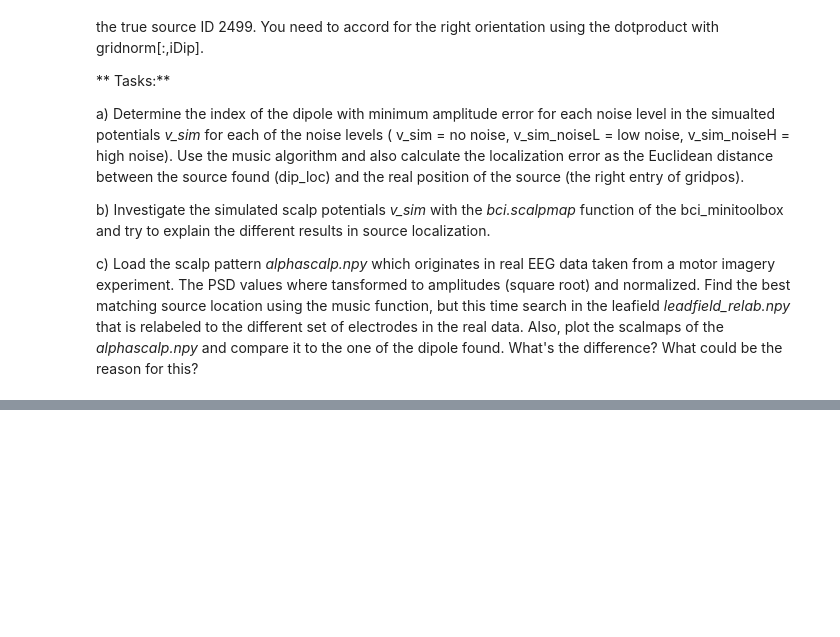
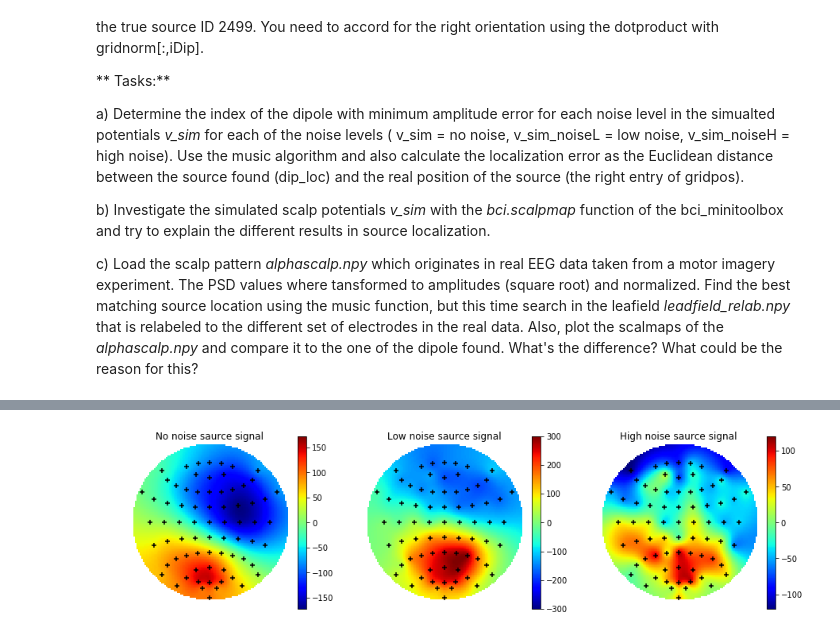
Before and after one commit to saikmsm/HWB, a Jupyter notebook: Exercise5_Robert.ipynb, the cells around one changed output, grey strips where cells are left out. Cells and saved outputs as stored; diff of their text form; code cells hidden in the pictures; blank space fills up the shorter version.

```diff
--- a/Exercise5_Robert.ipynb
+++ b/Exercise5_Robert.ipynb
@@ -210,3 +221,0 @@ Error_noiseH = np.linalg.norm(dip_loc - gridpos[iDip,:])
-# %%
-v_sim = np.expand_dims(L[:,imaxL,:].dot(gridnorms[:,imaxL]).T , 1)
-# bci.scalpmap(mnt,v_sim)
@@ -213 +239,17 @@ v_sim = np.expand_dims(L[:,imaxL,:].dot(gridnorms[:,imaxL]).T , 1)
+# %%
+plt.figure(figsize= (15,8))
+
+plt.subplot(131)
+plt.title("No noise saurce signal")
+bci.scalpmap(mnt,v_sim, clim="sym")
+
+plt.subplot(132)
+plt.title("Low noise saurce signal")
+bci.scalpmap(mnt,v_sim_noiseL, clim="sym" )
+
+plt.subplot(133)
+plt.title("High noise saurce signal")
+bci.scalpmap(mnt,v_sim_noiseH, clim="sym")
+# %% [output]
+[figure, added]
 # %%
```
Also changed, not shown: parts of 6 cells of this notebook.
